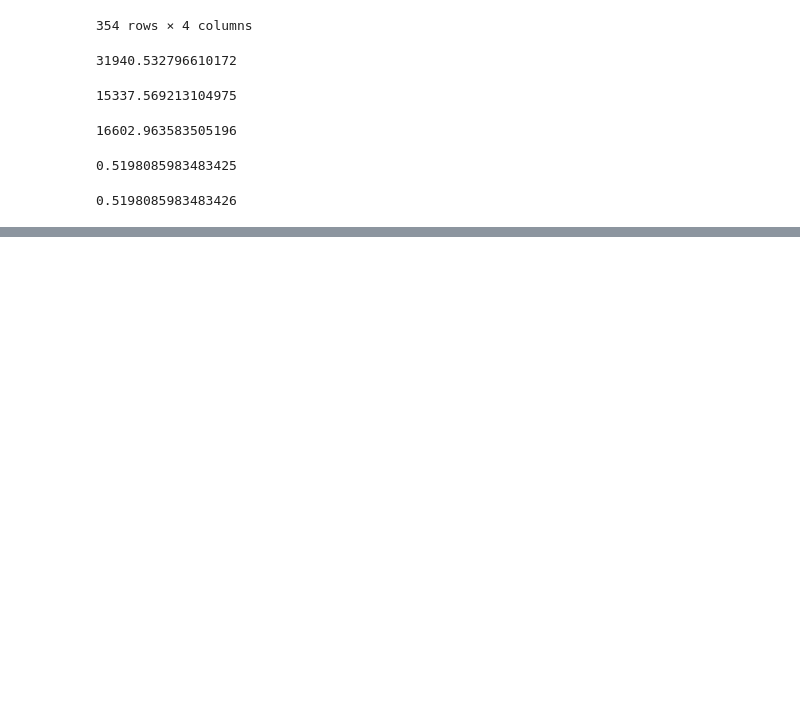
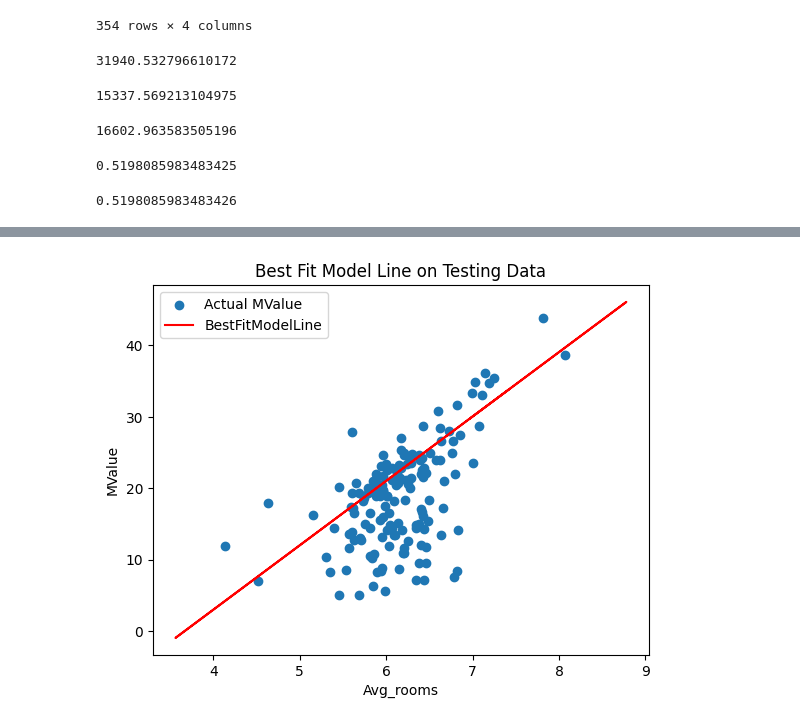
Before and after one commit to swastikbanerjee/AML_Lab, a Jupyter notebook: Lab1.ipynb, the cells around one changed output, grey strips where cells are left out. Drawn from its saved outputs; the diff is of its cells as text; code cells hidden in the pictures; blank space fills up the shorter version.

```diff
--- a/Lab1.ipynb
+++ b/Lab1.ipynb
@@ -187,3 +187,6 @@ RsqA = model.score(df2[['Avg_rooms ']],df2['MValue'])
 RsqA
 # %% [output]
 0.5198085983483426
+# %%
+df3 = data.iloc[354:507,:]
+df3
@@ -189,0 +207,4 @@ RsqA
+# %%
+test_model = c + m*data.iloc[354:507,5]
+df3['Pred_MValue'] = test_model
+df3[['Avg_rooms ','MValue','Pred_MValue']]
@@ -189,0 +225,11 @@ RsqA
+# %%
+fig, ax = plt.subplots()
+ax.scatter(x='Avg_rooms ',y='MValue',data=df3,label='Actual MValue') #plotting actual minutes
+ax.plot(df1['Avg_rooms '],df1['Pred_MValue'],color='red',label='BestFitModelLine') #plotting best fit model predictions
+ax.set_ylabel('MValue')
+ax.set_xlabel('Avg_rooms')
+ax.set_title('Best Fit Model Line on Testing Data')
+ax.legend()
+plt.show()
+# %% [output]
+[figure, added]
```
Also changed, not shown: parts of 10 cells of this notebook.
